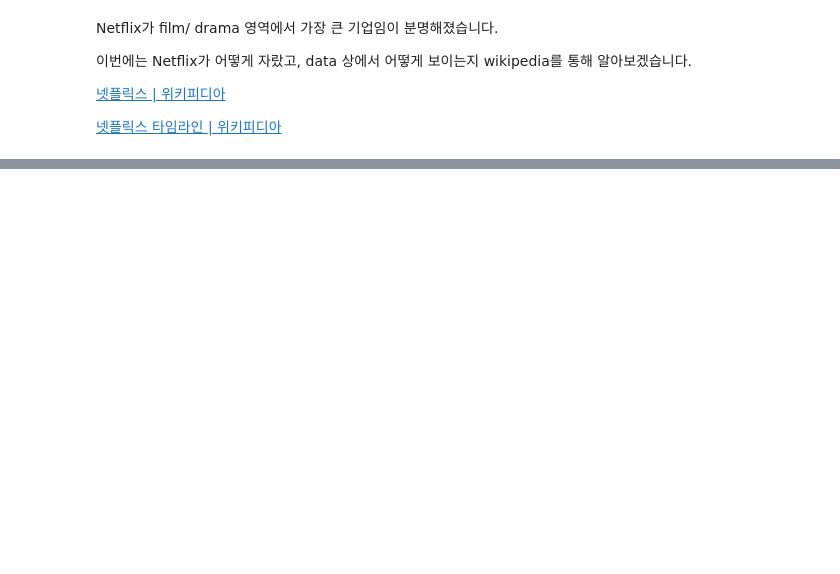
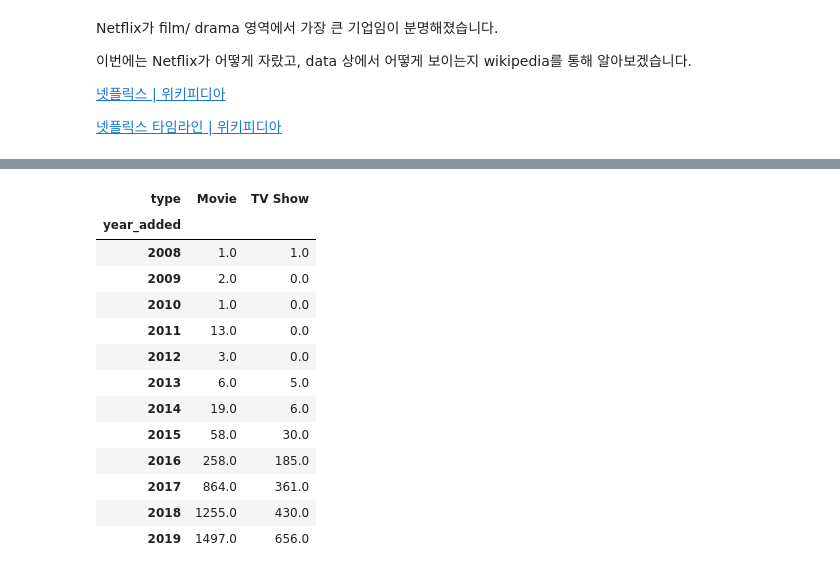
Before and after one commit to MinsooKwak/Kaggle_note, a Jupyter notebook: Data_science/Netflix_practice.ipynb, the cells around one changed output, grey strips where cells are left out. Drawn from its saved outputs; the diff is of its cells as text; code cells hidden in the pictures; blank space fills up the shorter version.

```diff
--- a/Data_science/Netflix_practice.ipynb
+++ b/Data_science/Netflix_practice.ipynb
@@ -133,8 +147,8 @@ description은 country에 따라, 연도의 변화에 따라 시각화하거나,
 # %%
 df = df.fillna('NULL')  #  결측치에 대해 'NULL'로 대체하였습니다.
-df['date_added'] = df['date_added'].apply(lambda x: x.split(',')[-1])             # date를 , 기준으로 split하여 맨 뒤의 연도 데이터만 남겼습니다.
-df['date_added'] = df['date_added'].apply(lambda x: x if x != 'NULL' else '2021') # NULL인 데이터에 2021을 채웁니다.
-df['date_added'] = df['date_added'].apply(int)                                    # date_added 에 int를 적용시킵니다.
+df['year_added'] = df['date_added'].apply(lambda x: x.split(',')[-1])             # date를 , 기준으로 split하여 맨 뒤의 연도 데이터만 남겼습니다.
+df['year_added'] = df['year_added'].apply(lambda x: x if x != 'NULL' else '2021') # NULL인 데이터에 2021을 채웁니다.
+df['year_added'] = df['year_added'].apply(int)                                    # year_added 에 int를 적용시킵니다.
 # %% [markdown]
 시각화를 위해 movie data와 TV show data를 만듭니다.
 # %%
@@ -150,0 +242,17 @@ Netflix가 film/ drama 영역에서 가장 큰 기업임이 분명해졌습니
+# %%
+type_data
+# %% [output]
+| type | Movie | TV Show |
+| year_added |  |  |
+| 2008 | 1.0 | 1.0 |
+| 2009 | 2.0 | 0.0 |
+| 2010 | 1.0 | 0.0 |
+| 2011 | 13.0 | 0.0 |
+| 2012 | 3.0 | 0.0 |
+| 2013 | 6.0 | 5.0 |
+| 2014 | 19.0 | 6.0 |
+| 2015 | 58.0 | 30.0 |
+| 2016 | 258.0 | 185.0 |
+| 2017 | 864.0 | 361.0 |
+| 2018 | 1255.0 | 430.0 |
+| 2019 | 1497.0 | 656.0 |
```
Also changed, not shown: parts of 10 cells of this notebook.
